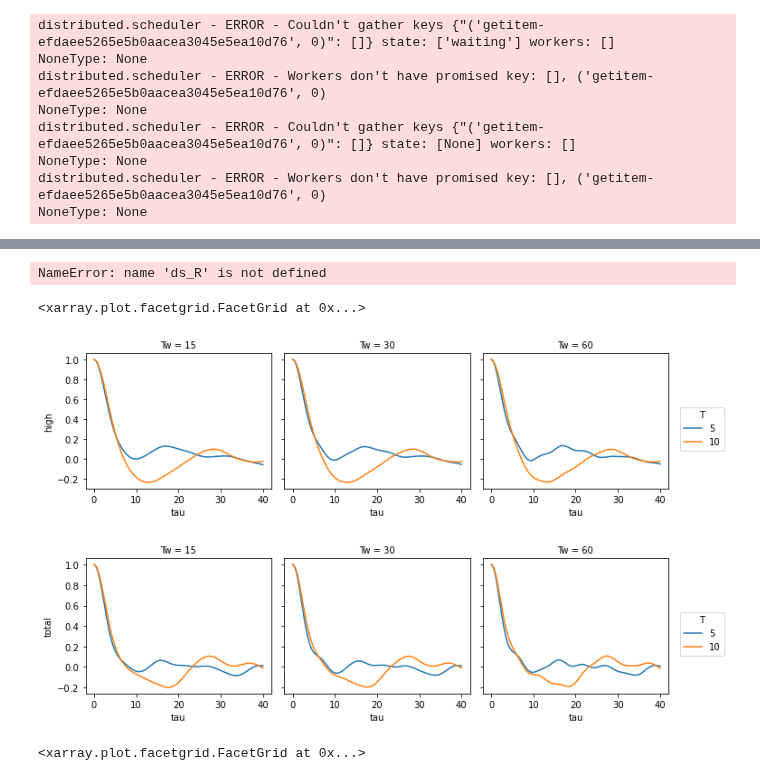
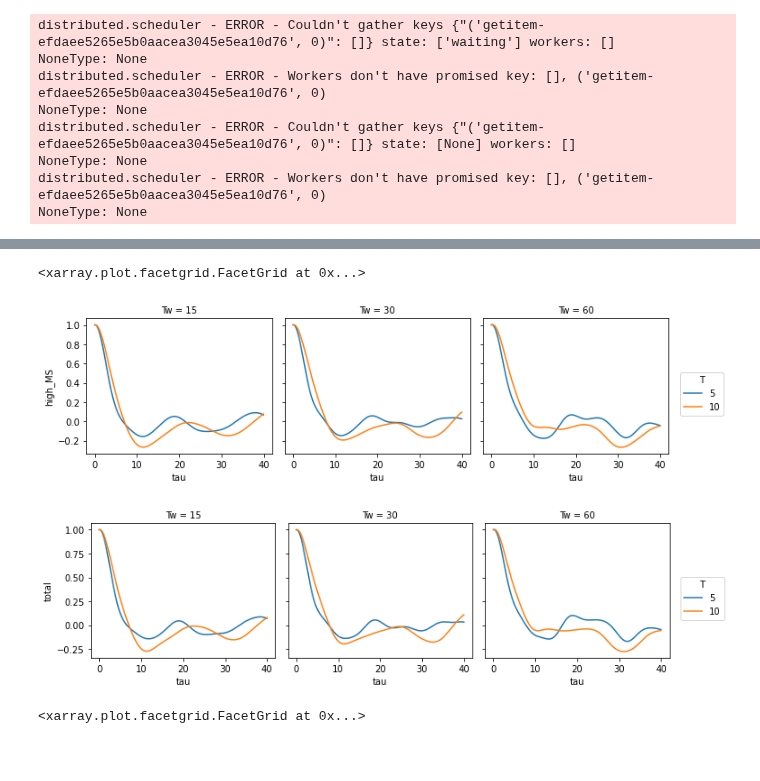
Before and after one commit to zcasparco/equinox_phd, a Jupyter notebook: synthetic_stats/bpassed_hilbert.ipynb, the cells around one changed output, grey strips where cells are left out. Drawn from its saved outputs; the diff is of its cells as text; code cells hidden in the pictures; blank space fills up the shorter version.

```diff
--- a/synthetic_stats/bpassed_hilbert.ipynb
+++ b/synthetic_stats/bpassed_hilbert.ipynb
@@ -264,7 +279,7 @@ def autocorrelations(ds, V,combine=False,maxlag=None,lags=None,**kwargs):
                     )
     return xr.merge(R)
 # %%
-t_size=1000
+t_size=80
 T,T_low = [5,10,15,30,80],[5,30,100]
 U_high = [0.01,0.05,0.1,1.]
 Tw = [15,30,60]
@@ -732,7 +747,7 @@ kind  = ['M2','S2','high_MS','total']
 _ds_stat = {}
 for om,k in zip([omega_M2,omega_S2,omega,omega],kind):
     _ds_stat[k] = xr.combine_nested([[sigp.bpass_demodulate(ds[[k]], om, band, tw)[0] for tw in Tw] for band in dband],concat_dim=['bandwidth','Tw']
-                                 ).assign_coords({'Tw':Tw,'bandwidth':dband})#.compute()
+                                 ).assign_coords({'Tw':Tw,'bandwidth':[d*2 for d in dband]})#.compute()
 # %%
 R_stat = {}
 maxlag = t_size
@@ -753,7 +768,7 @@ NoneType: None
 distributed.scheduler - ERROR - Workers don't have promised key: [], ('getitem-efdaee5265e5b0aacea3045e5ea10d76', 0)
 NoneType: None
 # %%
-ds_R_stat = xr.merge([R_stat[kind] for kind in ['M2','S2','high_MS','high_MSNK','total','total_NK']]) #,'total'
+ds_R_stat = xr.merge([R_stat[k] for k in kind]) #,'total'
 # %%
 xr.merge([ds_R_stat,R_low])
 # %%
@@ -817,9 +802,3 @@ for U in ds_R_mean_40.U_high:
-# %%
-(ds_R['high']/ds_R['high'].isel(tau=0)).sel(U_high=0.1).sel(tau=slice(0,100)).plot(hue='T',col='Tw')
-
-(ds_R['total']/ds_R['total'].isel(tau=0)).sel(U_high=0.1,T_low=5).sel(tau=slice(0,100)).plot(hue='T',col='Tw')
-# %% [output]
-NameError: name 'ds_R' is not defined
 # %%
 ds_R_mean = ds_R_mean.compute()
 # %%
@@ -827,11 +806,11 @@ ds_R_mean.to_netcdf('/home1/datawork/zcaspar/mit4320/synthetic_30_U_valid.nc')
 # %%
-(ds_R['high']/ds_R['high'].isel(tau=0)).sel(U_high=0.1).sel(tau=slice(0,40)).sel(T=slice(5,10)).plot(hue='T',col='Tw')
+(ds_R_mean['high_MS']/ds_R_mean['high_MS'].isel(tau=0)).sel(U_high=0.1,T_low=30,bandwidth=0.4).sel(tau=slice(0,40)).sel(T=slice(5,10)).plot(hue='T',col='Tw')
 
-(ds_R['total']/ds_R['total'].isel(tau=0)).sel(U_high=0.1,T_low=5).sel(tau=slice(0,40)).sel(T=slice(5,10)).plot(hue='T',col='Tw')
+(ds_R_mean['total']/ds_R_mean['total'].isel(tau=0)).sel(U_high=0.1,T_low=30,bandwidth=0.4).sel(tau=slice(0,40)).sel(T=slice(5,10)).plot(hue='T',col='Tw')
 # %% [output]
 <xarray.plot.facetgrid.FacetGrid at 0x...>
-[figure, old version]
+[figure, new version]
-[figure, old version]
+[figure, new version]
 # %%
 (ds_R['high']/ds_R['high'].isel(tau=0)).sel(Tw=30).sel(tau=slice(0,40)).plot(hue='T',col='U_high')
 (ds_R['total']/ds_R['total'].isel(tau=0)).sel(T=10,Tw=30).sel(tau=slice(0,40)).plot(hue='T_low',col='U_high')
```
Also changed, not shown: parts of 11 cells of this notebook.
